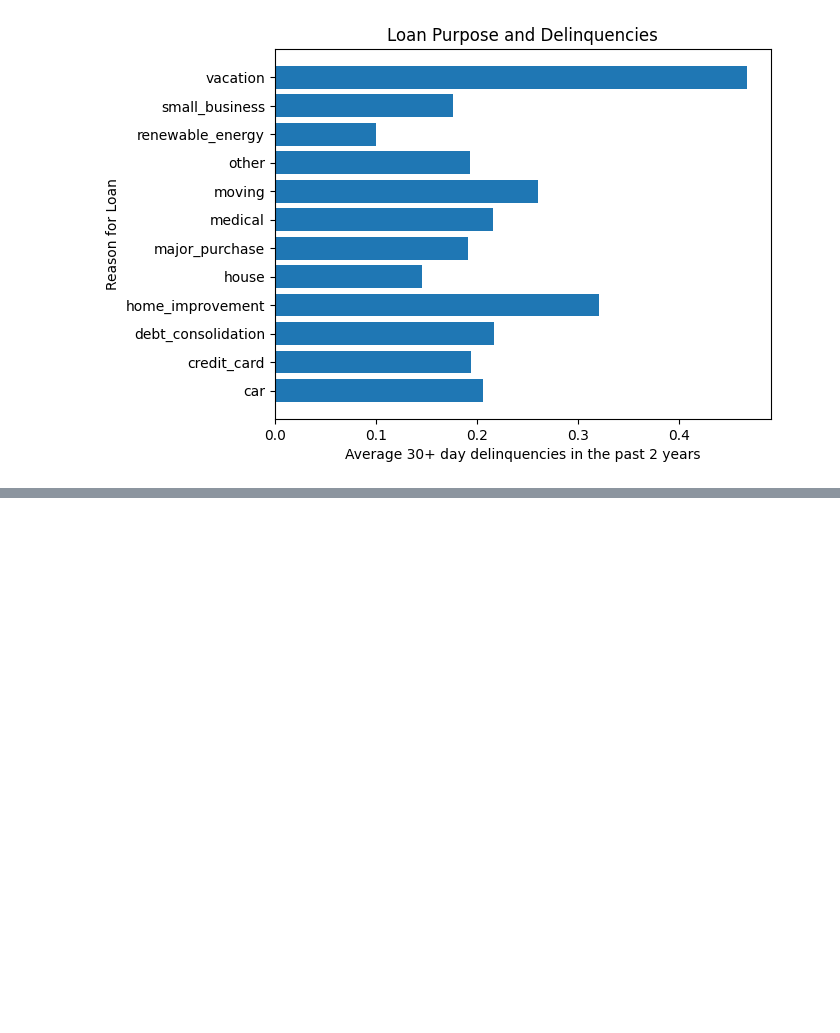
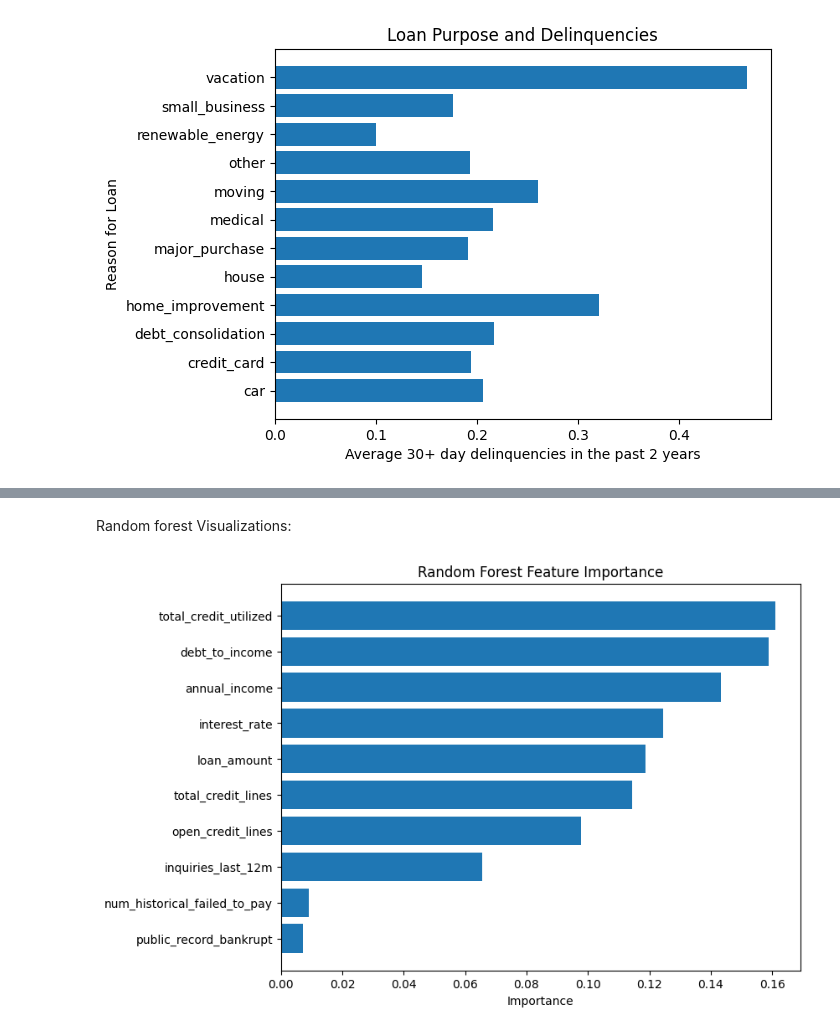
Before and after one commit to Royst97/DSRP_Roy, a Jupyter notebook: DSRP_2026_Royston.ipynb, the cells around one changed output, grey strips where cells are left out. Cells and saved outputs as stored; diff of their text form; code cells hidden in the pictures; blank space fills up the shorter version.

```diff
--- a/DSRP_2026_Royston.ipynb
+++ b/DSRP_2026_Royston.ipynb
@@ -133,0 +172,11 @@ plt.show()
+# %%
+#Splitting the data into training and test parts
+X_train, X_test, y_train, y_test = train_test_split(x, y, test_size = 0.2, random_state = 67)
+# %%
+#Creating the models
+model_lr = LogisticRegression()
+model_rf = RandomForestClassifier(random_state = 67)
+model_svm = SVC()
+# %%
+#Training the models
+model_lr.fit(X_train, y_train)
@@ -133,0 +192,2 @@ plt.show()
+# %%
+model_rf.fit(X_train, y_train)
@@ -133,0 +226,17 @@ plt.show()
+# %% [markdown]
+Random forest Visualizations:
+# %%
+importance = pd.DataFrame({
+    "Feature": x.columns,
+    "Importance": model_rf.feature_importances_
+})
+
+importance = importance.sort_values("Importance", ascending=True)
+
+plt.figure(figsize=(8,6))
+plt.barh(importance["Feature"], importance["Importance"])
+plt.xlabel("Importance")
+plt.title("Random Forest Feature Importance")
+plt.show()
+# %% [output]
+[figure, added]
```
Also changed, not shown: parts of 12 cells of this notebook.
